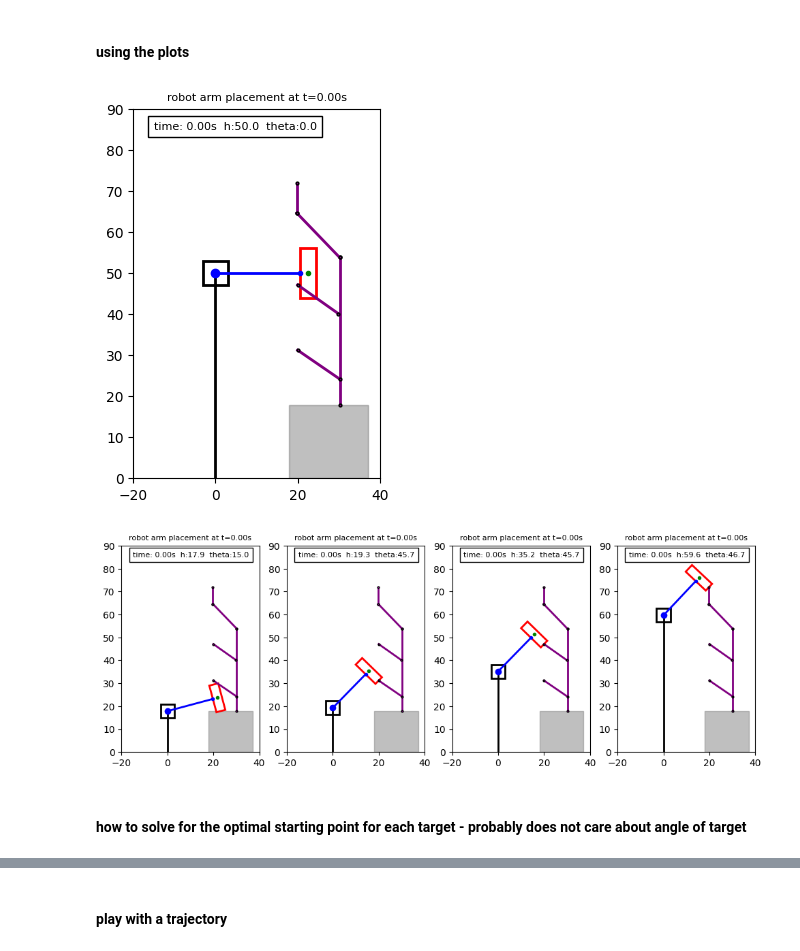
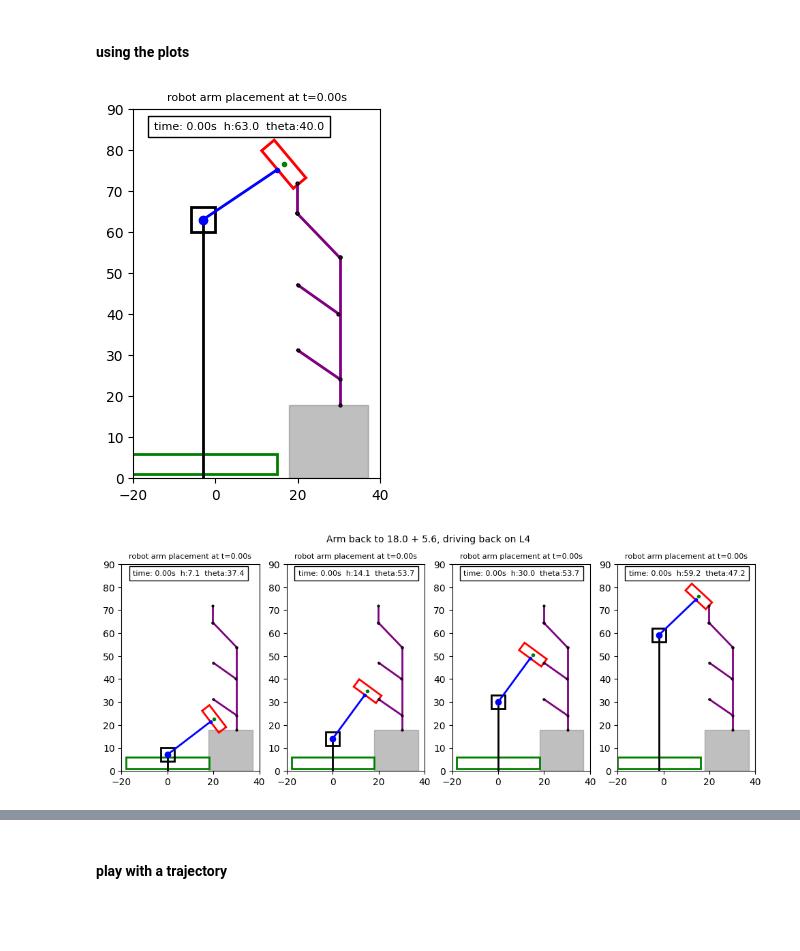
Before and after one commit to aesatchien/FRC2429_2025, a Jupyter notebook: resources/plots/reefscape_scoring.ipynb, the cells around one changed output, grey strips where cells are left out. Cells and saved outputs as stored; diff of their text form; code cells hidden in the pictures; blank space fills up the shorter version.

Commit message:
putting the coral plots back in

```diff
--- a/resources/plots/reefscape_scoring.ipynb
+++ b/resources/plots/reefscape_scoring.ipynb
@@ -51,8 +128,7 @@ def convert_theta(theta):
 # %% [markdown]
 #### defining plots and animations
 # %%
-
-def draw_robot(ax, H, THETA, time=0, static=False):
+def draw_robot(ax, H, THETA, time=0, offset=0, static=False):
     """Draw the robot arm and gamepiece given H (height) and THETA (angle from vertical)."""
     THETA = convert_theta(THETA)  # Convert theta to the correct convention
     ax.clear()
@@ -70,18 +146,19 @@ def draw_robot(ax, H, THETA, time=0, static=False):
             ax.plot(part["start"][0], part["start"][1], 'ko', markersize=2, fillstyle='none')  # Open circle at start
             ax.plot(part["end"][0], part["end"][1], 'ko', markersize=2, fillstyle='none')  # Open circle at end
 
-
     # Draw elevator (black vertical line from (0,0) to (0,H))
-    ax.plot([0, 0], [0, H], color="black", linewidth=2)
+    ax.plot([offset, offset], [0, H], color="black", linewidth=2)
+    # draw bumpers
+    ax.add_patch(patches.Rectangle((-bumper_size/2 + offset, bumper_y_center - 5/2), bumper_size, 5, edgecolor="green", facecolor="none", linewidth=2))
 
     # Draw pivot point
-    ax.add_patch(patches.Rectangle((-pivot_size/2, H - pivot_size/2), pivot_size, pivot_size, edgecolor="black", facecolor="none", linewidth=2))
-    ax.plot(0, H, "bo", markersize=6)  # Pivot point in blue
+    ax.add_patch(patches.Rectangle((-pivot_size/2 + offset, H - pivot_size/2), pivot_size, pivot_size, edgecolor="black", facecolor="none", linewidth=2))
+    ax.plot(offset, H, "bo", markersize=6)  # Pivot point in blue
 
     # Compute arm endpoint
-    arm_x = L * np.cos(np.radians(THETA))
-    arm_y = H + L * np.sin(np.radians(THETA))
-    ax.plot([0, arm_x], [H, arm_y], color=arm_color, linewidth=2)
+    arm_x = L * np.cos(np.radians(THETA)) + offset
+    arm_y = H + L * np.sin(np.radians(THETA)) + offset
+    ax.plot([offset, arm_x], [H, arm_y], color=arm_color, linewidth=2)
     ax.plot(arm_x, arm_y, "bo", markersize=3)  # End effector in blue
 
     # Compute gamepiece rectangle center at end of the arm + 2 inches along the arm direction
@@ -113,29 +190,37 @@ def draw_robot(ax, H, THETA, time=0, static=False):
         plt.draw()
 
 def animate_trajectory(trajectory):
-    """Animate a given trajectory dictionary with keys: time, H, THETA in Jupyter Notebook."""
+    """Animate the robot arm movement over time in Jupyter Notebook."""
     fig, ax = plt.subplots(figsize=(6, 6))
-    for t, H, THETA in zip(trajectory["time"], trajectory["H"], trajectory["THETA"]):
-        draw_robot(ax, H, THETA, t)
-        display(fig)  # Explicitly display the updated figure
-        clear_output(wait=True)  # Clear the previous frame
-        time.sleep(0.01)  # Ensure smooth frame update
 
-    plt.show()  # Show final frame
+    for t, H, THETA, offset in zip(trajectory["time"], trajectory["H"], trajectory["THETA"], trajectory["offset"]):
+        draw_robot(ax, H, THETA, t, offset)
+        display(fig)  # Explicitly display updated figure
+        clear_output(wait=True)  # Remove previous frame for smooth animation
+        # time.sleep(0.01)  # Control animation speed
+
+    plt.show()  # Keep the final frame visible
+
+
+def update_plot(H, THETA, offset, fig, ax, panel_obj):
+    """Update the plot dynamically and trigger Panel update."""
+    draw_robot(ax, H, THETA, offset, static=True)
+    panel_obj.param.trigger('object')  # Force Panel to refresh
+    return fig
 # %% [markdown]
 #### using the plots
 # %%
 # Example usage: Draw static arm at H, THETA
-draw_robot(plt.gca(), 50, 0)
+draw_robot(plt.gca(), H=63, THETA=40, offset=-3)
 # %% [output]
-[figure, old version]
+[figure, new version]
 # %%
+# show all four locations of engagement
 fig, axs = plt.subplots(1, 4, figsize=(12, 10))  # Create a 2x2 grid of subplots
 ax_flat = axs.flatten()  # Flatten the 2D array of axes into a list
 for ix, (key, value) in enumerate(engagement_positions.items()):
     draw_robot(ax_flat[ix], **value, static=True)  # Pass the specific subplot axis
+plt.suptitle(f'Arm back to {L-5.625} + 5.6, driving back on L4', y=0.69, fontsize=10)
 plt.show()
 # %% [output]
-[figure, old version]
+[figure, new version]
-# %% [markdown]
-#### how to solve for the optimal starting point for each target - probably does not care about angle of target
```
Also changed, not shown: parts of 8 cells of this notebook.
